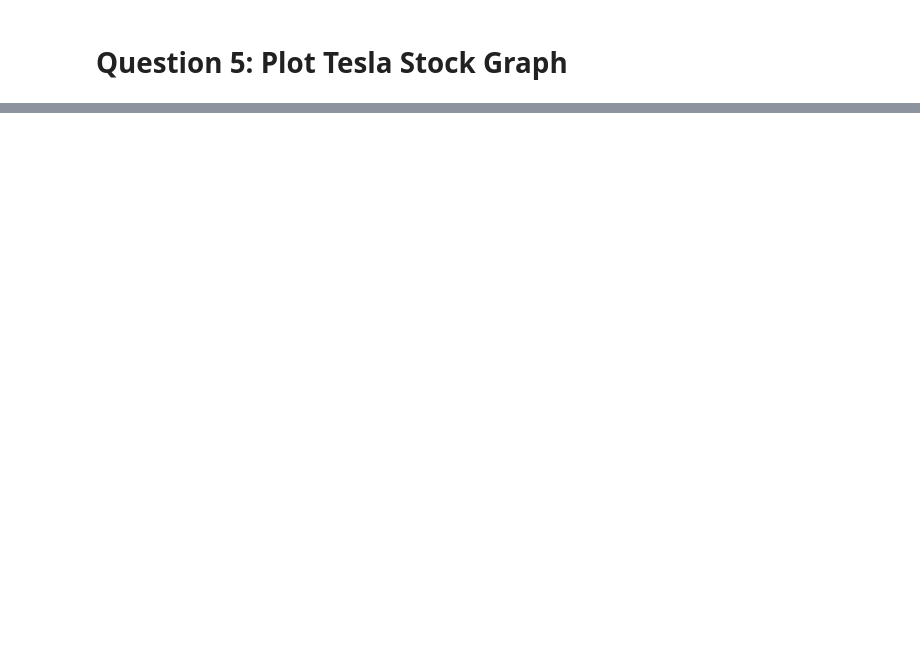
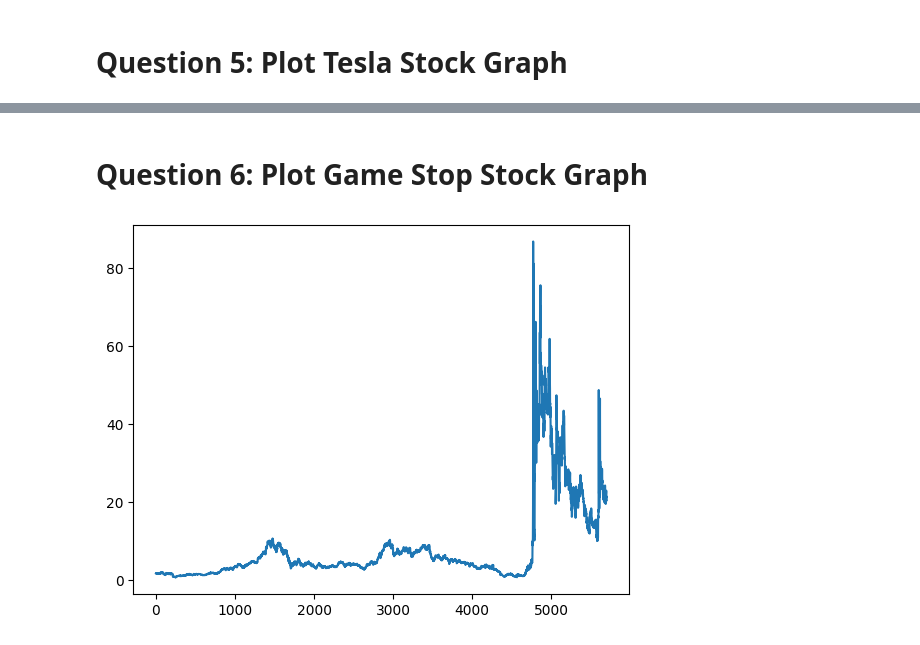
Before and after one commit to WeCodeYouCode123/IBMDataScienceCourseFive, a Jupyter notebook: IBMCourseFive.ipynb, the cells around one changed output, grey strips where cells are left out. Drawn from its saved outputs; the diff is of its cells as text; code cells hidden in the pictures; blank space fills up the shorter version.

```diff
--- a/IBMCourseFive.ipynb
+++ b/IBMCourseFive.ipynb
@@ -69,0 +133,7 @@ gme_data.head()
+# %% [markdown]
+# Question 6: Plot Game Stop Stock Graph
+# %%
+plt.plot(gme_data["Close"])
+plt.show()
+# %% [output]
+[figure, added]
```
Also changed, not shown: parts of 10 cells of this notebook.
